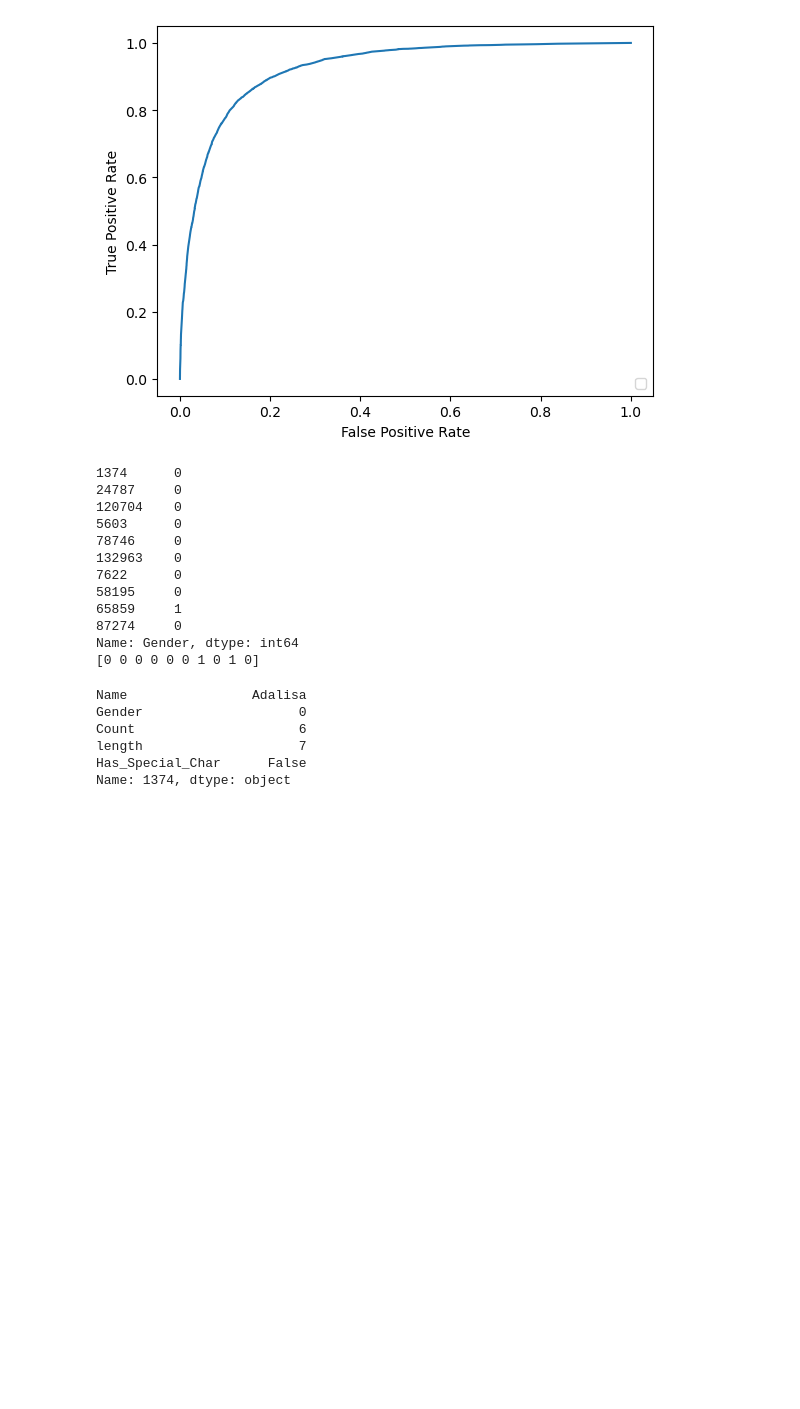
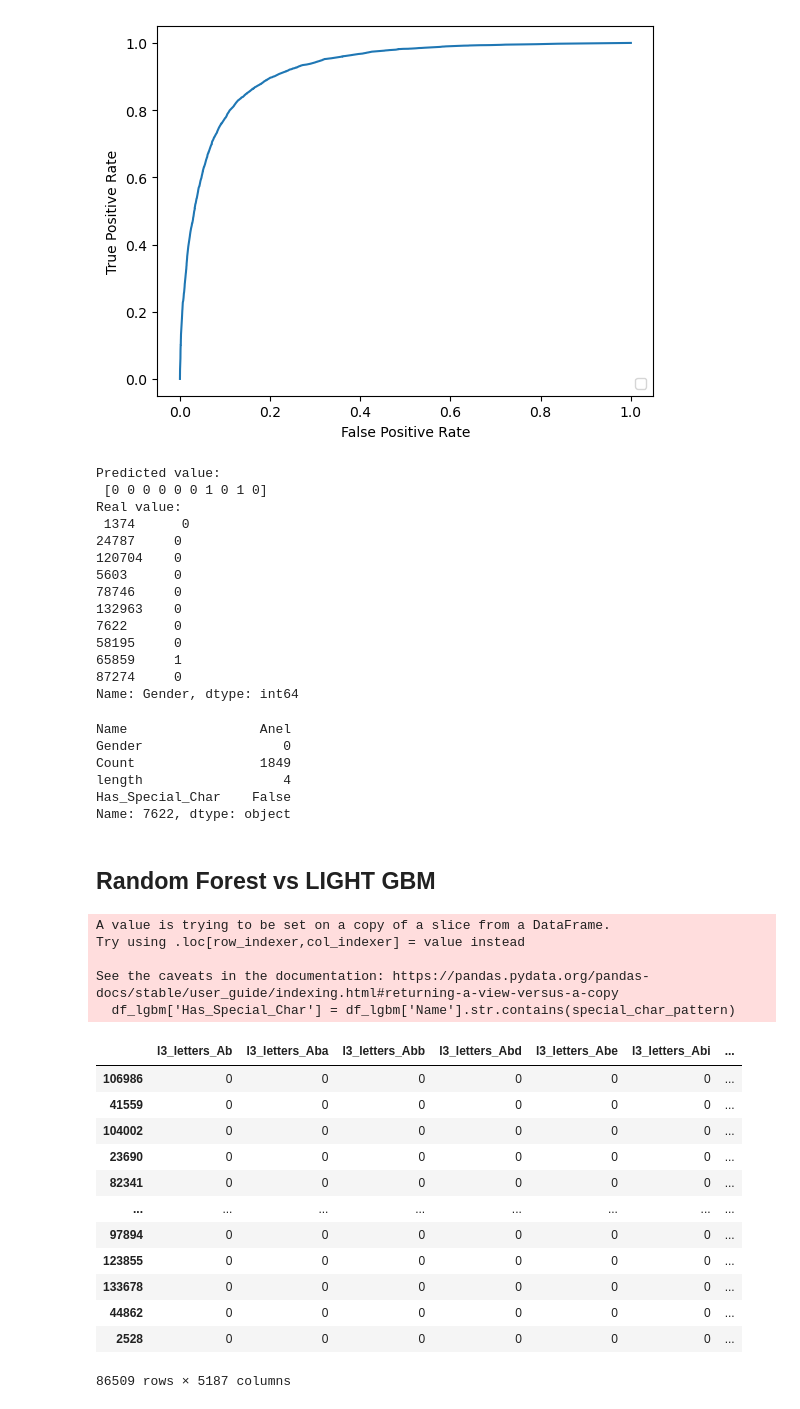
Before and after one commit to coldstrel/ML_project, a Jupyter notebook: ML_Project.ipynb, the cells around one changed output. Saved outputs shown, nothing was run; the diff lists cells and outputs as text; code cells hidden in the pictures; blank space fills up the shorter version.

Commit message:
lgbm

```diff
--- a/ML_Project.ipynb
+++ b/ML_Project.ipynb
@@ -818,10 +826,13 @@ No artists with labels found to put in legend.  Note that artists whose label st
 [figure]
 # %%
 y_pred = model.predict(X_test)
-print(y_test[0:10])
-print(y_pred[0:10])
+print("Predicted value:\n", y_pred[0:10])
+print("Real value:\n", y_test[0:10])
 # %% [output]
-1374      0
+Predicted value:
+ [0 0 0 0 0 0 1 0 1 0]
+Real value:
+ 1374      0
 24787     0
 120704    0
 5603      0
@@ -832,14 +843,15 @@ print(y_pred[0:10])
 65859     1
 87274     0
 Name: Gender, dtype: int64
-[0 0 0 0 0 0 1 0 1 0]
 # %%
 # 7622
-df_names.loc[1374]
+df_names.loc[7622]
 # %% [output]
-Name                Adalisa
-Gender                    0
-Count                     6
-length                    7
-Has_Special_Char      False
-Name: 1374, dtype: object
+Name                 Anel
+Gender                  0
+Count                1849
+length                  4
+Has_Special_Char    False
+Name: 7622, dtype: object
+# %% [markdown]
+## Random Forest vs LIGHT GBM
@@ -845,0 +864,38 @@ Name: 1374, dtype: object
+# %%
+df_lgbm = df_names[~df_names['Has_Special_Char']]
+df_lgbm['Has_Special_Char'] = df_lgbm['Name'].str.contains(special_char_pattern)
+df_lgbm = df_lgbm.drop(columns='Has_Special_Char', axis =1)
+
+df_lgbm['l3_letters'] = df_lgbm['Name'].str[-3:]
+df_lgbm['l2_letters'] = df_lgbm['Name'].str[-2:]
+df_lgbm['l1_letters'] = df_lgbm['Name'].str[-1:]
+
+df_lgbm = pd.get_dummies(df_lgbm, columns=['l3_letters', 'l2_letters', 'l1_letters'])
+
+df_lgbm = df_lgbm.drop('Count', axis=1)
+df_lgbm = df_lgbm.drop('length', axis=1)
+df_lgbm = df_lgbm.drop('Name', axis=1)
+
+X = df_lgbm.drop(columns='Gender')
+y = df_lgbm['Gender']
+
+X
+# %% [output]
+A value is trying to be set on a copy of a slice from a DataFrame.
+Try using .loc[row_indexer,col_indexer] = value instead
+
+See the caveats in the documentation: https://pandas.pydata.org/pandas-docs/stable/user_guide/indexing.html#returning-a-view-versus-a-copy
+  df_lgbm['Has_Special_Char'] = df_lgbm['Name'].str.contains(special_char_pattern)
+|  | l3_letters_Ab | l3_letters_Aba | l3_letters_Abb | l3_letters_Abd | l3_letters_Abe | l3_letters_Abi | ... |
+| 106986 | 0 | 0 | 0 | 0 | 0 | 0 | ... |
+| 41559 | 0 | 0 | 0 | 0 | 0 | 0 | ... |
+| 104002 | 0 | 0 | 0 | 0 | 0 | 0 | ... |
+| 23690 | 0 | 0 | 0 | 0 | 0 | 0 | ... |
+| 82341 | 0 | 0 | 0 | 0 | 0 | 0 | ... |
+| ... | ... | ... | ... | ... | ... | ... | ... |
+| 97894 | 0 | 0 | 0 | 0 | 0 | 0 | ... |
+| 123855 | 0 | 0 | 0 | 0 | 0 | 0 | ... |
+| 133678 | 0 | 0 | 0 | 0 | 0 | 0 | ... |
+| 44862 | 0 | 0 | 0 | 0 | 0 | 0 | ... |
+| 2528 | 0 | 0 | 0 | 0 | 0 | 0 | ... |
+86509 rows × 5187 columns
```
Also changed, not shown: parts of 7 cells of this notebook.
